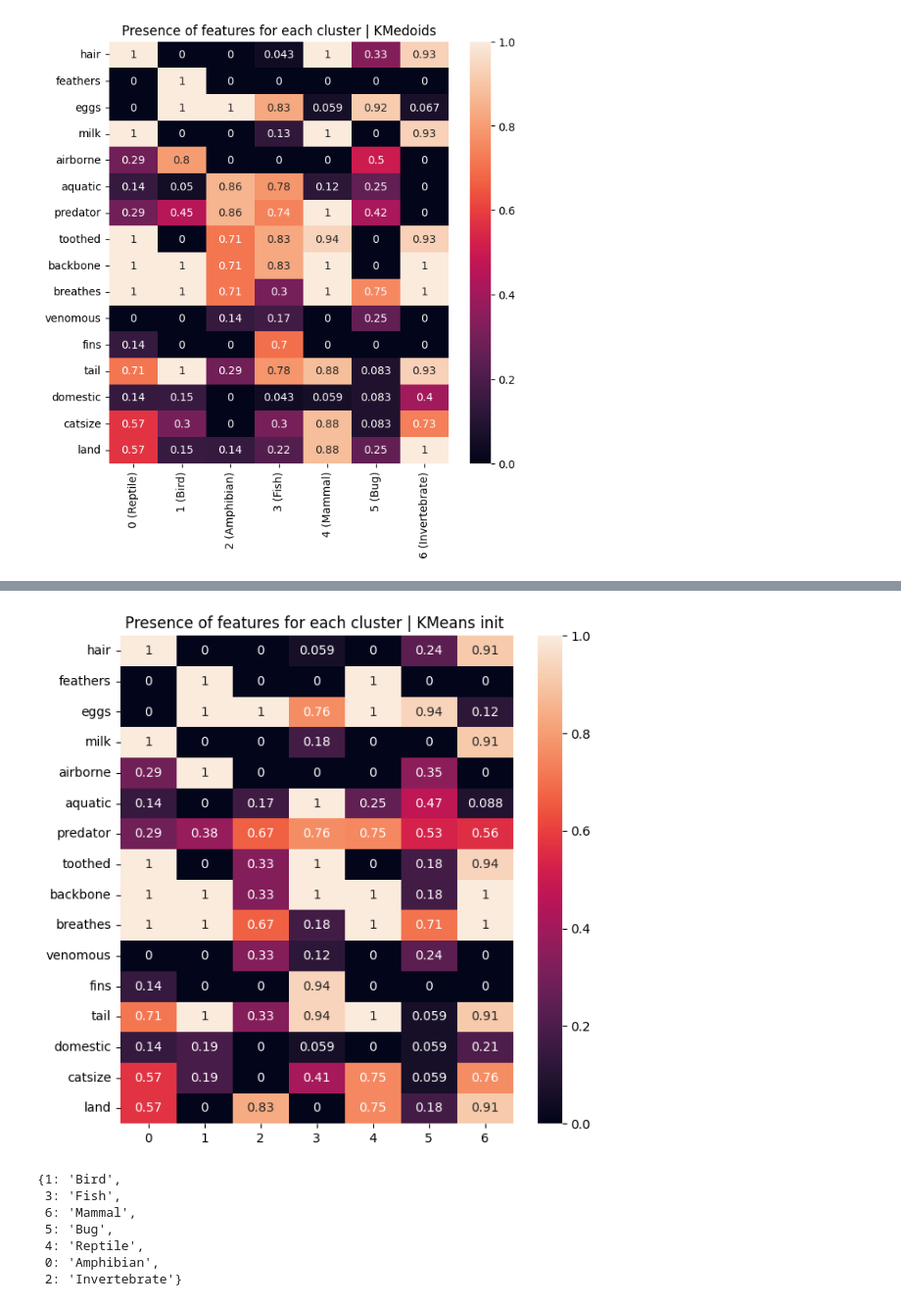
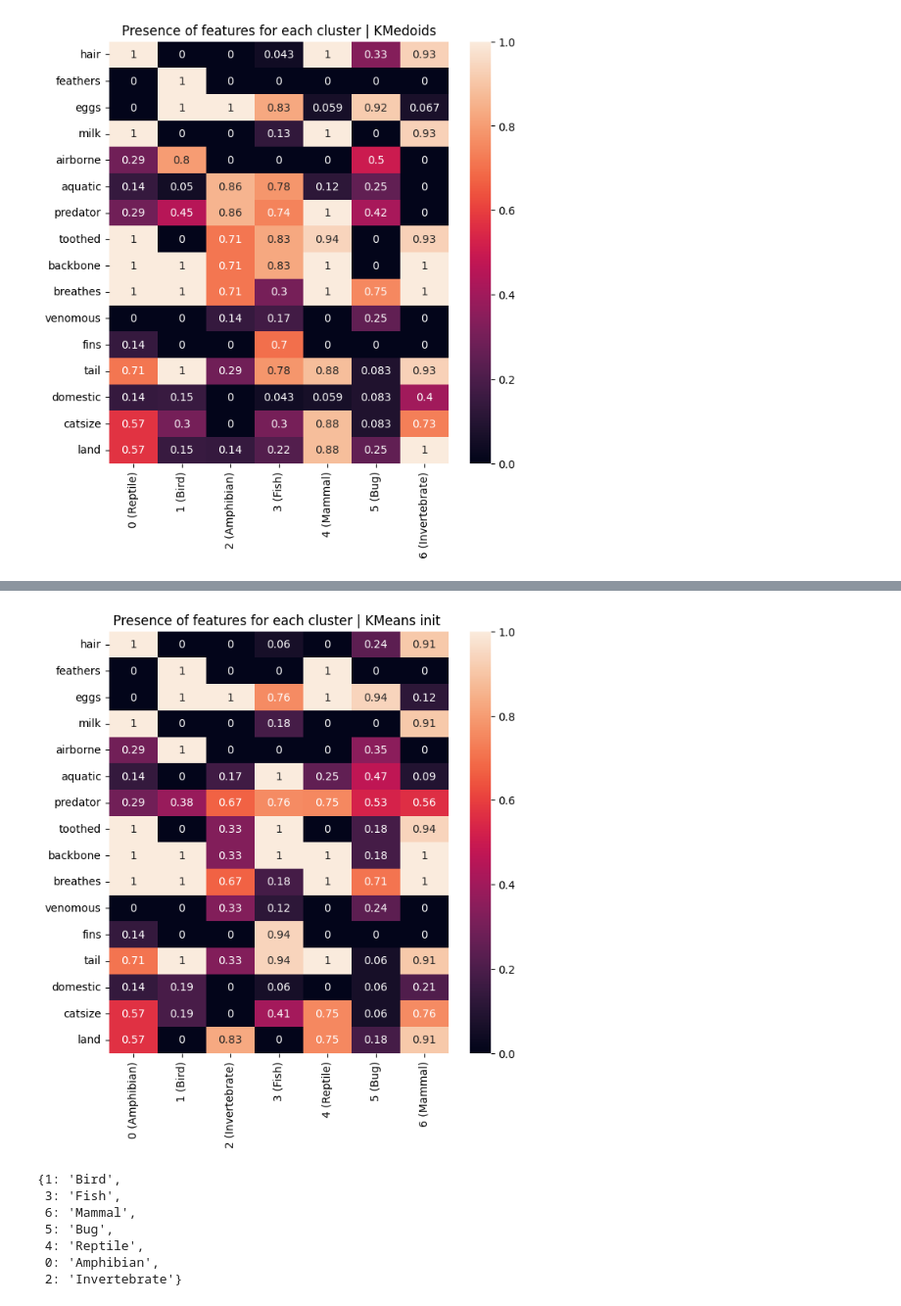
Before and after one commit to ffaundezcab/animal_classification, a Jupyter notebook: notebooks/model.ipynb, the cells around one changed output, grey strips where cells are left out. Shown at 98% size. Saved outputs shown, nothing was run; the diff lists cells and outputs as text; code cells hidden in the pictures.

```diff
--- a/notebooks/model.ipynb
+++ b/notebooks/model.ipynb
@@ -228,3 +238,45 @@ def result_pipeline(y_pred, zm, X, labels, dict_class_types, class_label, create
+# %%
+def result_pipeline(y_pred, zm, X, labels, dict_class_types, class_label, create_centroids = [True, None]):
+    """
+    Main pipeline for the results of the clustering model applied. Handles results and returns metrics and useful information.
+
+    Args:
+        - y_pred (pd.DataFrame): class prediction result.
+        - zm (pd.DataFrame): original dataset with each row as an animal and columns as features. Values are 1 or 0 (presence or not of feature).
+        - X (pd.DataFrame): features dataset, input for prediction.
+        - labels (pd.Series): true labels of the original dataset.
+        - dict_class_types (dict): dict with keys being the true class number and values with names.
+        - class_label (pd.DataFrame): dataframe with information about data classes (number and name).
+        - create_centroids (list): list with 2 values. First position checks if we want to create centroids for our clusters (in case a particular model
+                                 does not return centroids), and creates it in case of True. If False, the second value should be a list containing
+                                 the centroids of our clusters.
+
+    Returns:
+        - yhat (pd.DataFrame): dataframe with all the feature values plus the results of the model.
+        - comp_table (pd.DataFrame): dataframe with the results of the clustering model, plus calculations of the presence.
+        - dmatrix (pd.DataFrame): distance matrix between centroids of each cluster with each class.
+        - gb_clusters (pd.DataFrame): cluster centroid dataframe with asignment of cluster label to true class by proximity.
+        - assignment (dict): assignment dict of each cluster label for each true class.
+        - assignment_new_label (dict): same as assignment dict but each class is replaced by its name (for instance, 1: Mammal, 2: Reptile...).
+        - centroids_clusters (pd.DataFrame): dataframe with the cluster centroids.
+
+    """
+
+    # Merges prediction result with features dataframe and create a comparation table
+    yhat, comp_table = create_comparation_table_clustering(y_pred, X, labels, dict_class_types, class_label)
+
+    # Create centroids (in case a model doesn't compute centroids) for each cluster and true class labels
+    centroids_clusters, centroids_classes = create_centroids_clusters(yhat, zm, X, create_centroids)
+
+    dmatrix = compute_distance_matrix(centroids_clusters.set_index("label_cluster"), centroids_classes)
+    assignment = assign_clusters_distance(dmatrix)
+
+    assignment_new_label = dict(zip(assignment.keys(),[f'{x[0]} ({x[1]})' for x in assignment.items()]))
+    gb_clusters = centroids_clusters.drop(["legs", "label_cluster"], axis = 1)
+    gb_clusters.index = [assignment_new_label[i] for i in centroids_clusters["label_cluster"]]
+
+
+    return yhat, comp_table, dmatrix, gb_clusters, assignment, assignment_new_label, centroids_clusters
 # %% [markdown]
 # Data
 # %%
@@ -542,10 +595,10 @@ yhat, comp_table, dmatrix, gb_clusters, assignment, assignment_new_label, centro
                                                                                            dict_class_types,
                                                                                            class_label, create_centroids=[True, None])
 # %%
-plot_chars_heatmap(np.round(centroids_clusters.drop(["label_cluster", "legs"], axis = 1), 6).T,
+plot_chars_heatmap(np.round(gb_clusters.T, 2),
                    "Presence of features for each cluster | KMeans init ")
 # %% [output]
-[figure, old version]
+[figure, new version]
 # %%
 assignment
 # %% [output]
```
Also changed, not shown: parts of 46 cells of this notebook.
